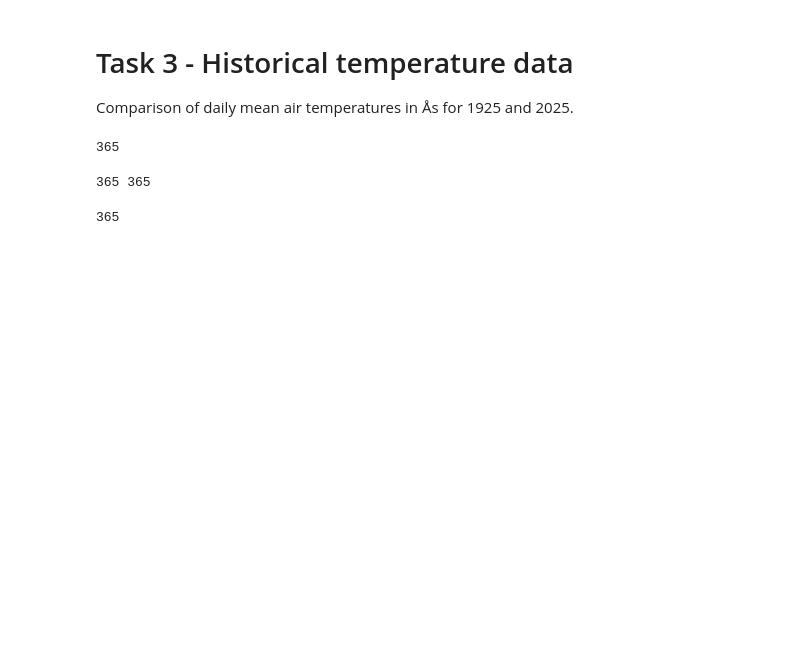
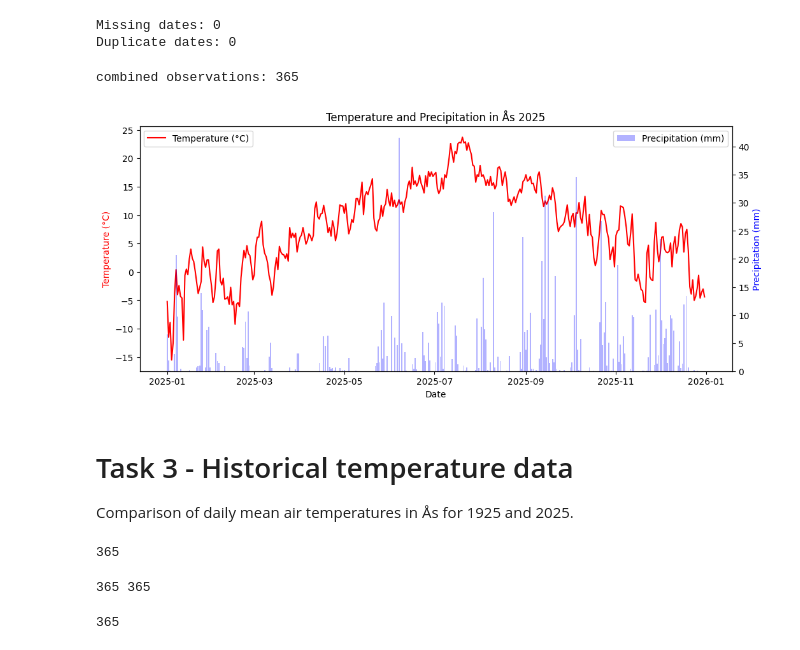
Before and after one commit to ellissandramuller-netizen/INF201-deliverable-1, a Jupyter notebook: signe_tasks.ipynb, the cells around one changed output. Drawn from its saved outputs; the diff is of its cells as text; code cells hidden in the pictures; blank space fills up the shorter version.

Commit message:
Add Task 2 precipitation

```diff
--- a/signe_tasks.ipynb
+++ b/signe_tasks.ipynb
@@ -1,3 +34,76 @@
+# %%
+# Lager en DataFrame med datoer og nedbørsmengder
+df_precipitation = pd.DataFrame({
+    "date": dates_precipitation,
+    "precipitation": precipitation_values
+})
+
+# Gjør om datoene til datetime-format
+df_precipitation["date"] = pd.to_datetime(df_precipitation["date"])
+
+# Sorterer datoene i kronologisk rekkefølge
+df_precipitation = df_precipitation.sort_values("date").reset_index(drop=True)
+# %%
+# Kontrollerer om det er noen manglende eller dupliserte datoer i nedbørsdataene
+expected_dates = pd.date_range(
+    "2025-01-01",
+    "2025-12-31",
+    tz="UTC"
+)
+
+missing_dates = expected_dates.difference(df_precipitation["date"])
+
+print("Missing dates:", len(missing_dates))
+print("Duplicate dates:", df_precipitation["date"].duplicated().sum())
+# %% [output]
+Missing dates: 0
+Duplicate dates: 0
+# %%
+# Kombinerer temperatur- og nedbørsdataene i én DataFrame
+df_combined = pd.merge(
+    df_2025[["date", "temperature"]],
+    df_precipitation,
+    on="date",
+)
+# %%
+# Kontrollerer at alle 365 dagene ble med
+print("combined observations:", len(df_combined))
+# %% [output]
+combined observations: 365
+# %%
+fig, ax1 = plt.subplots(figsize=(12, 5))
+
+ax1.plot(df_combined["date"],
+         df_combined["temperature"],
+         color="red",
+         label="Temperature (°C)"
+)
+
+ax1.set_xlabel("Date")
+ax1.set_ylabel("Temperature (°C)", color="red")
+
+# Lager en exstra y-akse for nedbør
+ax2 = ax1.twinx()
+
+#viser nedbør som søyler
+ax2.bar(df_combined["date"],
+        df_combined["precipitation"],
+        color="blue",
+        alpha=0.3,
+        label="Precipitation (mm)"
+)
+
+ax2.set_ylabel("Precipitation (mm)", color="blue")
+
+# Legger til tittel og forklaring
+plt.title("Temperature and Precipitation in Ås 2025")
+
+ax1.legend(loc="upper left")
+ax2.legend(loc="upper right")
+
+plt.show()
+# %% [output]
+[figure, added]
 # %% [markdown]
 # Task 3 - Historical temperature data
 
```
Also changed, not shown: parts of 4 cells of this notebook.
